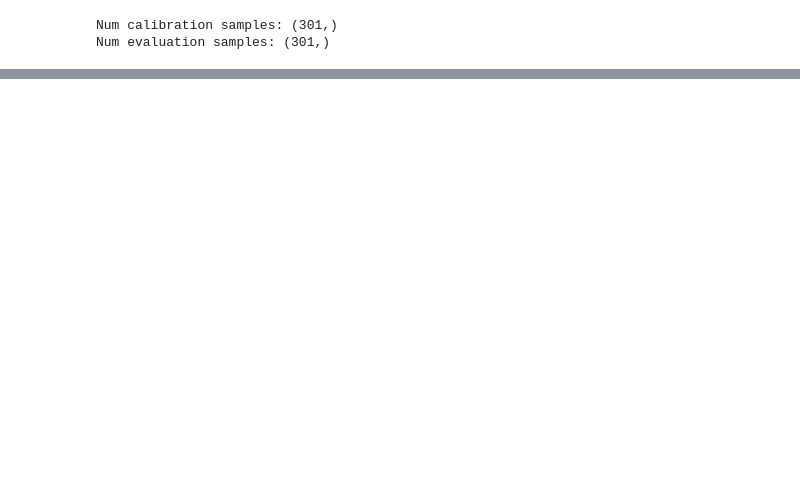
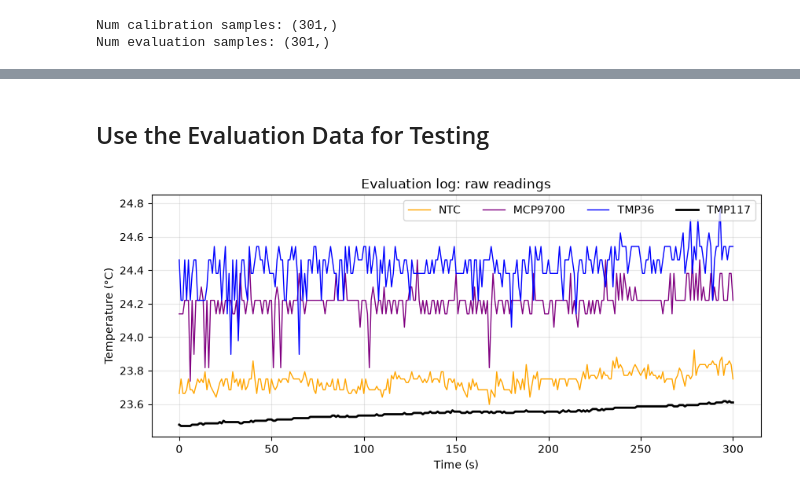
Before and after one commit to ShawnHymel/introduction-to-sensor-fusion, a Jupyter notebook: software/02-inverse-variance/temp_fusion_analysis.ipynb, the cells around one changed output, grey strips where cells are left out. Drawn from its saved outputs; the diff is of its cells as text; code cells hidden in the pictures; blank space fills up the shorter version.

```diff
--- a/software/02-inverse-variance/temp_fusion_analysis.ipynb
+++ b/software/02-inverse-variance/temp_fusion_analysis.ipynb
@@ -71,0 +72,16 @@ TMP117 mean: 23.544 std dev: 0.035
+# %% [markdown]
+## Use the Evaluation Data for Testing
+# %%
+# Plot sensor values over time
+utils.plot_series(
+    cal["t"],
+    [
+        ("NTC", ev['ntc_c'], "orange"),
+        ("MCP9700", ev['mcp9700_c'], "purple"),
+        ("TMP36", ev['tmp36_c'], "blue"),
+        ("TMP117", ev['tmp117_c'], "k"),
+    ],
+    title="Evaluation log: raw readings",
+)
+# %% [output]
+[figure, added]
```
Also changed, not shown: parts of 25 cells of this notebook, 5 other files.
